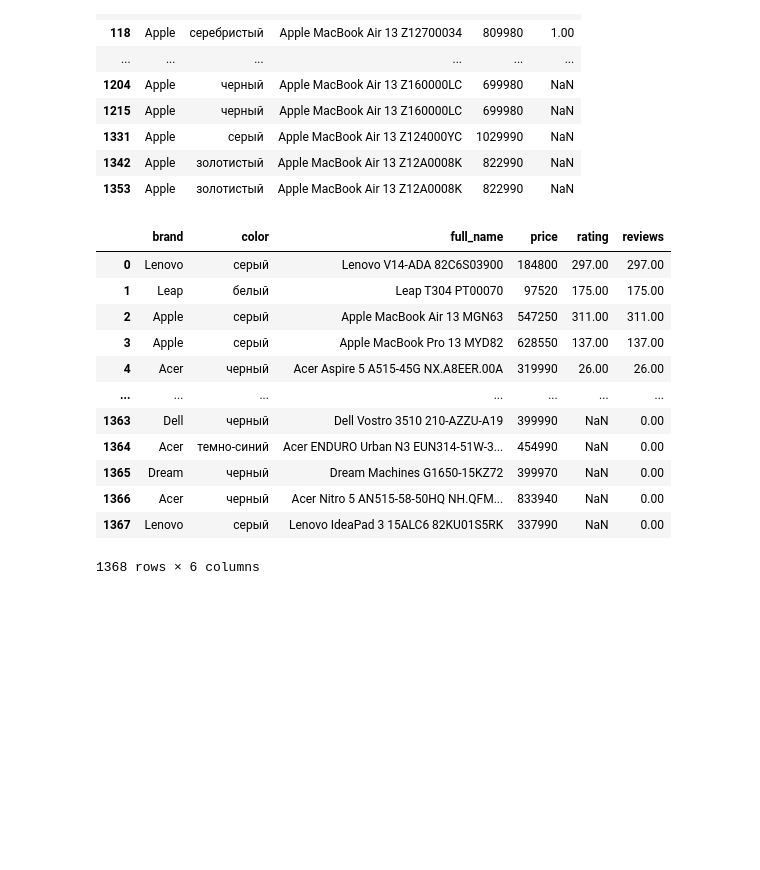
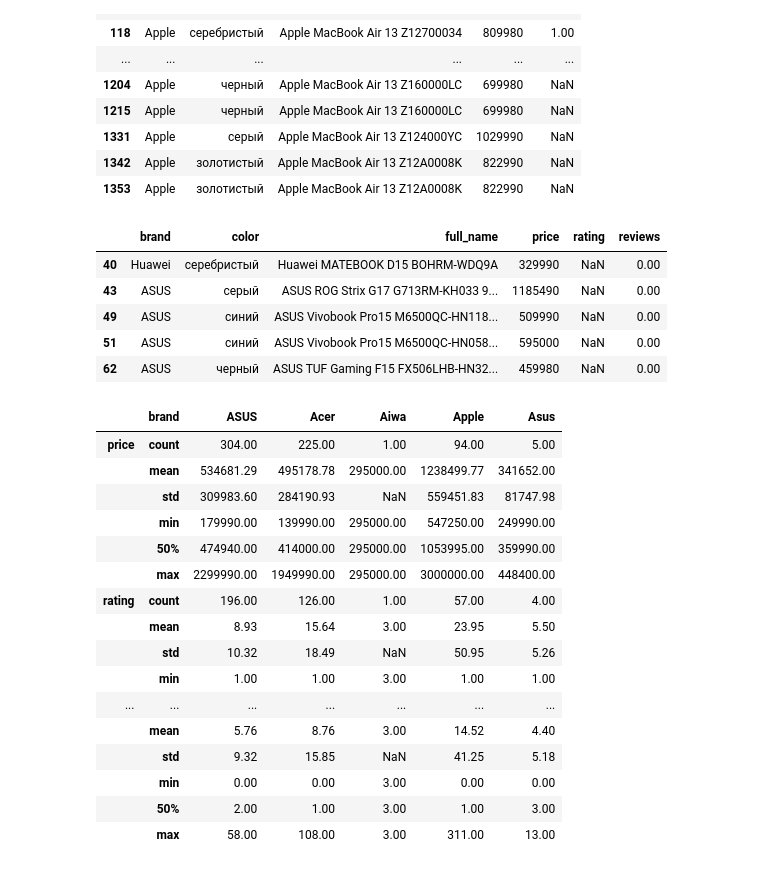
Before and after one commit to BMukhtar/KBot, a Jupyter notebook: kaspi_analyze.ipynb, the cells around one changed output. Cells and saved outputs as stored; diff of their text form; code cells hidden in the pictures; blank space fills up the shorter version.

Commit message:
Added grouping by brand

```diff
--- a/kaspi_analyze.ipynb
+++ b/kaspi_analyze.ipynb
@@ -235,18 +235,32 @@ df[df["full_name"].apply(lambda name: "MacBook Air" in name)] # only macbook air
 # %%
 d = {np.nan: 0}
 df["reviews"] = df["rating"].replace(d)
-df
+df[df["rating"].isna()].head()
 # %% [output]
 |  | brand | color | full_name | price | rating | reviews |
-| 0 | Lenovo | серый | Lenovo V14-ADA 82C6S03900 | 184800 | 297.00 | 297.00 |
-| 1 | Leap | белый | Leap T304 PT00070 | 97520 | 175.00 | 175.00 |
-| 2 | Apple | серый | Apple MacBook Air 13 MGN63 | 547250 | 311.00 | 311.00 |
-| 3 | Apple | серый | Apple MacBook Pro 13 MYD82 | 628550 | 137.00 | 137.00 |
-| 4 | Acer | черный | Acer Aspire 5 A515-45G NX.A8EER.00A | 319990 | 26.00 | 26.00 |
-| ... | ... | ... | ... | ... | ... | ... |
-| 1363 | Dell | черный | Dell Vostro 3510 210-AZZU-A19 | 399990 | NaN | 0.00 |
-| 1364 | Acer | темно-синий | Acer ENDURO Urban N3 EUN314-51W-3... | 454990 | NaN | 0.00 |
-| 1365 | Dream | черный | Dream Machines G1650-15KZ72 | 399970 | NaN | 0.00 |
-| 1366 | Acer | черный | Acer Nitro 5 AN515-58-50HQ NH.QFM... | 833940 | NaN | 0.00 |
-| 1367 | Lenovo | серый | Lenovo IdeaPad 3 15ALC6 82KU01S5RK | 337990 | NaN | 0.00 |
+| 40 | Huawei | серебристый | Huawei MATEBOOK D15 BOHRM-WDQ9A | 329990 | NaN | 0.00 |
+| 43 | ASUS | серый | ASUS ROG Strix G17 G713RM-KH033 9... | 1185490 | NaN | 0.00 |
+| 49 | ASUS | синий | ASUS Vivobook Pro15 M6500QC-HN118... | 509990 | NaN | 0.00 |
+| 51 | ASUS | синий | ASUS Vivobook Pro15 M6500QC-HN058... | 595000 | NaN | 0.00 |
+| 62 | ASUS | черный | ASUS TUF Gaming F15 FX506LHB-HN32... | 459980 | NaN | 0.00 |
-1368 rows × 6 columns
+# %%
+columns = ["price", "rating", "reviews"]
+df.groupby(["brand"])[columns].describe(percentiles=[]).head().transpose()
+# %% [output]
+|  | brand | ASUS | Acer | Aiwa | Apple | Asus |
+| price | count | 304.00 | 225.00 | 1.00 | 94.00 | 5.00 |
+|  | mean | 534681.29 | 495178.78 | 295000.00 | 1238499.77 | 341652.00 |
+|  | std | 309983.60 | 284190.93 | NaN | 559451.83 | 81747.98 |
+|  | min | 179990.00 | 139990.00 | 295000.00 | 547250.00 | 249990.00 |
+|  | 50% | 474940.00 | 414000.00 | 295000.00 | 1053995.00 | 359990.00 |
+|  | max | 2299990.00 | 1949990.00 | 295000.00 | 3000000.00 | 448400.00 |
+| rating | count | 196.00 | 126.00 | 1.00 | 57.00 | 4.00 |
+|  | mean | 8.93 | 15.64 | 3.00 | 23.95 | 5.50 |
+|  | std | 10.32 | 18.49 | NaN | 50.95 | 5.26 |
+|  | min | 1.00 | 1.00 | 3.00 | 1.00 | 1.00 |
+| ... | ... | ... | ... | ... | ... | ... |
+|  | mean | 5.76 | 8.76 | 3.00 | 14.52 | 4.40 |
+|  | std | 9.32 | 15.85 | NaN | 41.25 | 5.18 |
+|  | min | 0.00 | 0.00 | 3.00 | 0.00 | 0.00 |
+|  | 50% | 2.00 | 1.00 | 3.00 | 1.00 | 3.00 |
+|  | max | 58.00 | 108.00 | 3.00 | 311.00 | 13.00 |
```
Also changed, not shown: parts of 1 cell of this notebook.
